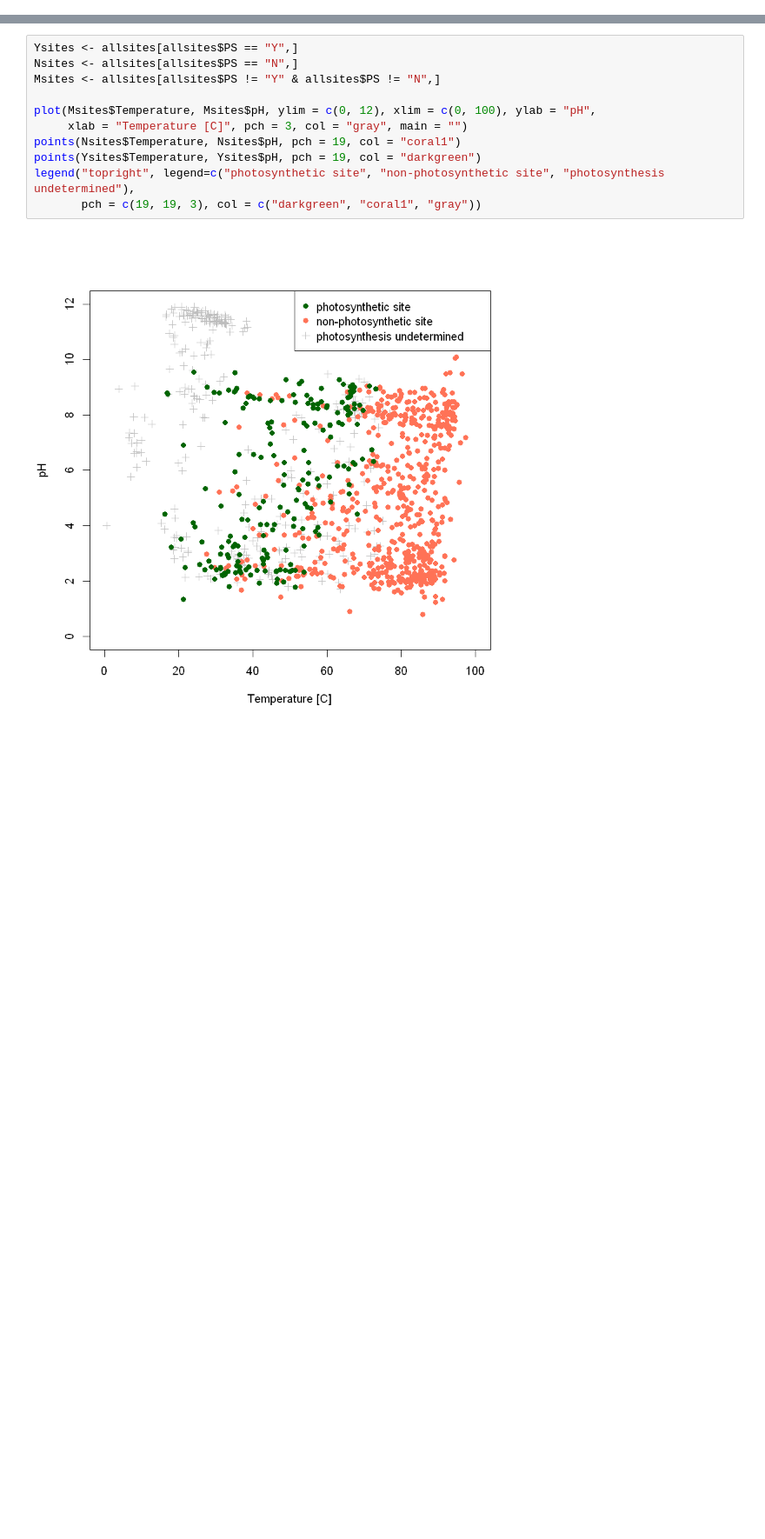
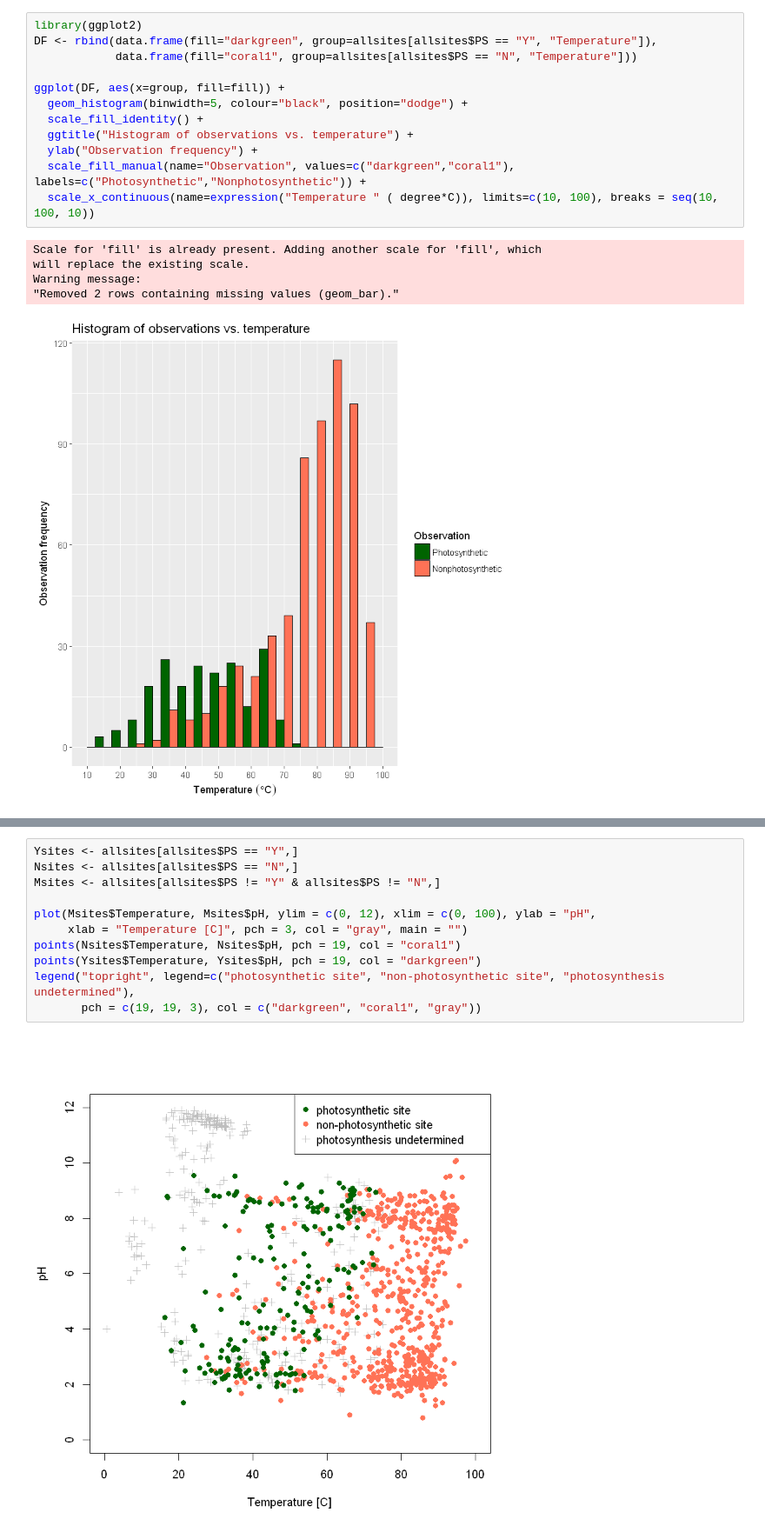
Before and after one commit to gmboyer/HydrothermalPhotosynthesis, a Jupyter notebook: HydrothermalPhotosynthesis.ipynb, the cells around one changed output, grey strips where cells are left out. Shown at 87% size. Cells and saved outputs as stored; diff of their text form; blank space fills up the shorter version.

```diff
--- a/HydrothermalPhotosynthesis.ipynb
+++ b/HydrothermalPhotosynthesis.ipynb
@@ -66,0 +70,18 @@ hist(log10(allsites$HS.), xlab = "Sulfide, log ppb", main = "Histogram of hot sp
+# %%
+library(ggplot2)
+DF <- rbind(data.frame(fill="darkgreen", group=allsites[allsites$PS == "Y", "Temperature"]),
+            data.frame(fill="coral1", group=allsites[allsites$PS == "N", "Temperature"]))
+
+ggplot(DF, aes(x=group, fill=fill)) +
+  geom_histogram(binwidth=5, colour="black", position="dodge") +
+  scale_fill_identity() +
+  ggtitle("Histogram of observations vs. temperature") +
+  ylab("Observation frequency") +
+  scale_fill_manual(name="Observation", values=c("darkgreen","coral1"), labels=c("Photosynthetic","Nonphotosynthetic")) +
+  scale_x_continuous(name=expression("Temperature " ( degree*C)), limits=c(10, 100), breaks = seq(10, 100, 10))
+# %% [output]
+Scale for 'fill' is already present. Adding another scale for 'fill', which
+will replace the existing scale.
+Warning message:
+"Removed 2 rows containing missing values (geom_bar)."
+[figure, added]
```
Also changed, not shown: parts of 7 cells of this notebook.
